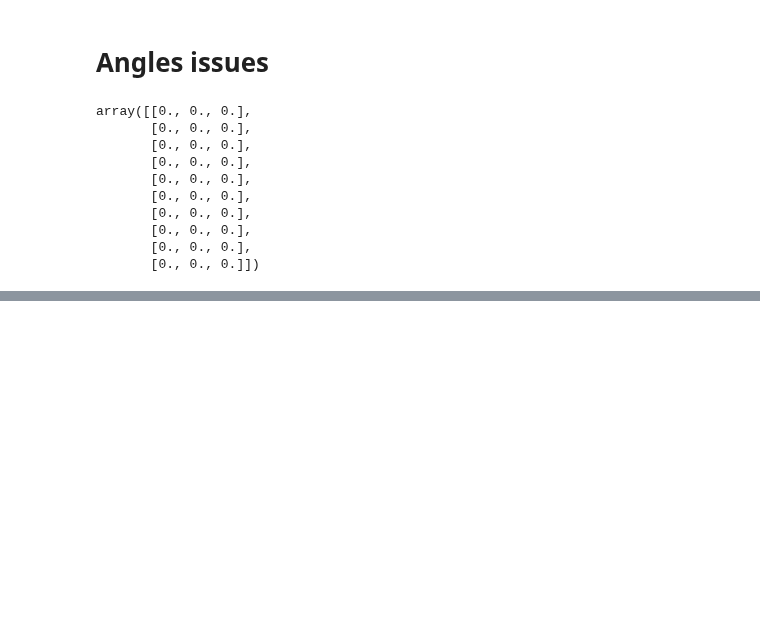
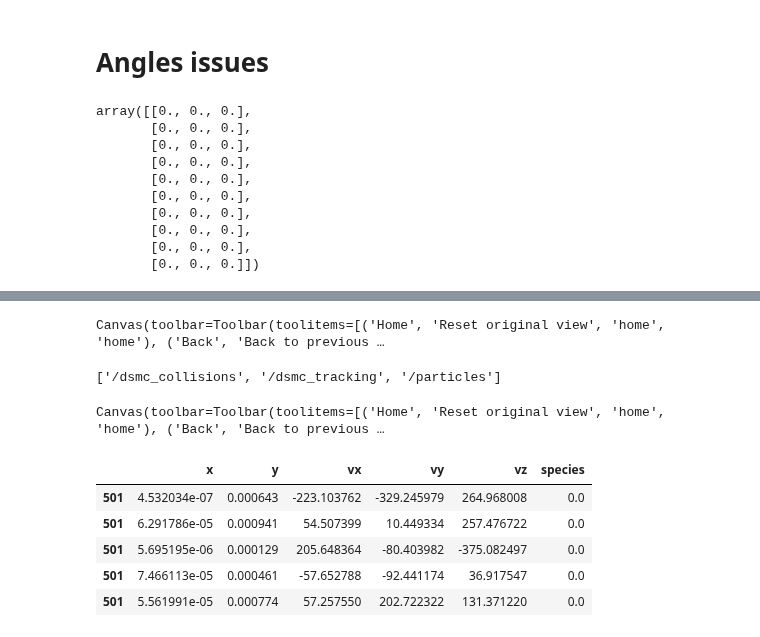
Before and after one commit to Quettle/lppydsmc, a Jupyter notebook: dev_tests.ipynb, the cells around one changed output, grey strips where cells are left out. Cells and saved outputs as stored; diff of their text form; code cells hidden in the pictures; blank space fills up the shorter version.

```diff
--- a/dev_tests.ipynb
+++ b/dev_tests.ipynb
@@ -1446,0 +1471,13 @@ array([[0., 0., 0.],
+# %%
+#config = ld.config.cfg_reader.read(cfg_path)
+params = ld.run.run(cfg_path, save = True)
+# %% [output]
+Canvas(toolbar=Toolbar(toolitems=[('Home', 'Reset original view', 'home', 'home'), ('Back', 'Back to previous …
+# %%
+import pandas as pd
+import matplotlib.pyplot as plt
+results_path = 'results/benchmarks/couette/monitoring.h5'
+store = pd.HDFStore(results_path)
+print(store.keys());
+# %% [output]
+['/dsmc_collisions', '/dsmc_tracking', '/particles']
@@ -1446,0 +1488,19 @@ array([[0., 0., 0.],
+# %%
+fig, ax = plt.subplots(constrained_layout = True)
+ax.plot(number_coll.values,number_coll.shape[0]-number_coll.index*dy);
+# %% [output]
+Canvas(toolbar=Toolbar(toolitems=[('Home', 'Reset original view', 'home', 'home'), ('Back', 'Back to previous …
+# %%
+steady_frame = 500
+df_particles = store['particles']
+df_particles = df_particles.loc[df_particles.index > steady_frame]
+nb_cells = 50
+height = 1e-3
+df_particles.head()
+# %% [output]
+|  | x | y | vx | vy | vz | species |
+| 501 | 4.532034e-07 | 0.000643 | -223.103762 | -329.245979 | 264.968008 | 0.0 |
+| 501 | 6.291786e-05 | 0.000941 | 54.507399 | 10.449334 | 257.476722 | 0.0 |
+| 501 | 5.695195e-06 | 0.000129 | 205.648364 | -80.403982 | -375.082497 | 0.0 |
+| 501 | 7.466113e-05 | 0.000461 | -57.652788 | -92.441174 | 36.917547 | 0.0 |
+| 501 | 5.561991e-05 | 0.000774 | 57.257550 | 202.722322 | 131.371220 | 0.0 |
```
Also changed, not shown: parts of 9 cells of this notebook, 11 other files.
